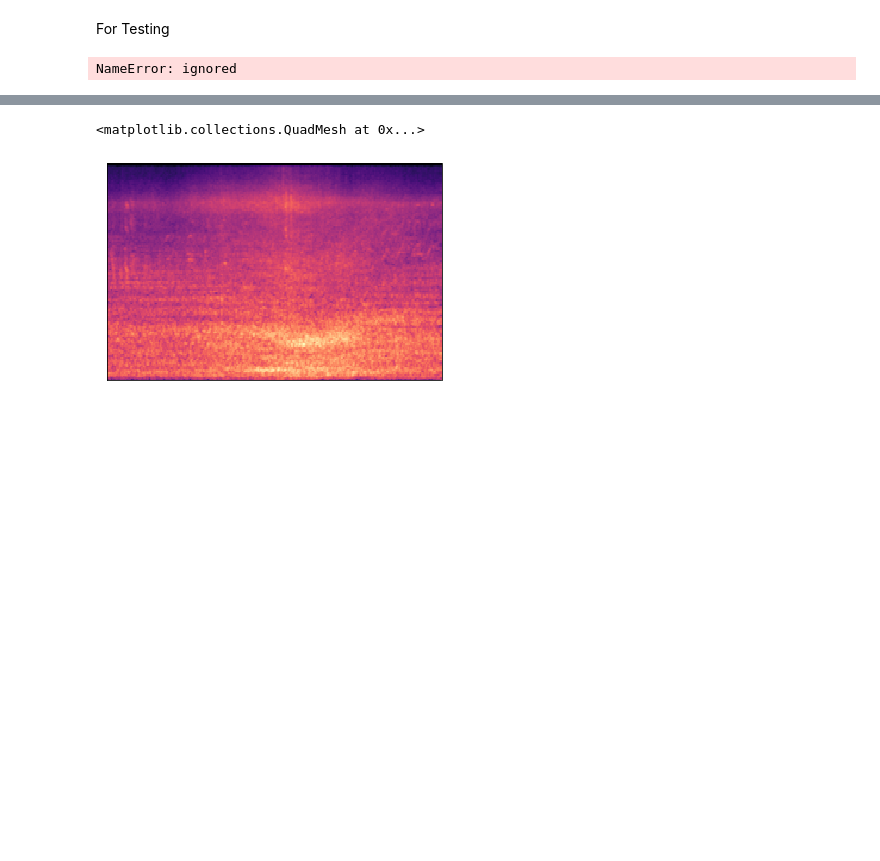
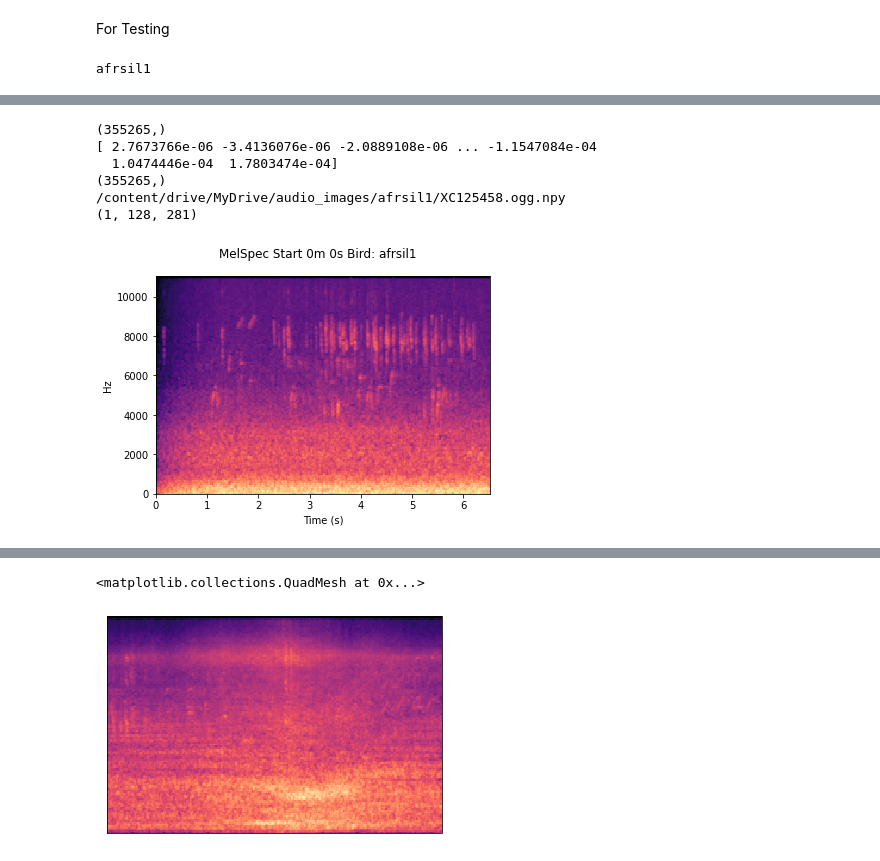
Before and after one commit to GXrobot/BirdCLEF2022-Project, a Jupyter notebook: birdclef_mels_computer_public.ipynb, the cells around one changed output, grey strips where cells are left out. Cells and saved outputs as stored; diff of their text form; code cells hidden in the pictures; blank space fills up the shorter version.

```diff
--- a/birdclef_mels_computer_public.ipynb
+++ b/birdclef_mels_computer_public.ipynb
@@ -274,12 +356,30 @@ get_audios_as_images(df)
 # %% [markdown]
 For Testing
 # %%
-for row in df.itertuples(False):
-    audio, orig_sr = sf.read(row.filepath, dtype="float32")
-    melspec = lb.feature.melspectrogram(
-            audio, sr=32000, n_mels=128, fmin=0, fmax=16000
-        )
+row = df.loc[df['filename'].str.match(file_path)]
+
+for item in row.itertuples(False):
+    print(item.primary_label)
+    audio, orig_sr = sf.read(item.filepath, dtype="float32")
+    ipd.display(ipd.Audio(item.filepath))
+        # melspec = lb.feature.melspectrogram(
+    #        audio, sr=32000, n_mels=128, fmin=0, fmax=16000
+    #    )
     m = np.array(audio)
+    print(audio.shape)
+    # print(len(m.shape))
+    audio = stereo_to_mono(audio)
+    m = np.array(audio)
+    print(audio)
     print(m.shape)
+
+
+    mels = np.load(str((TRAIN_AUDIO_IMAGES_SAVE_ROOT/item.filename).as_posix() + ".npy"))
+    print(str((TRAIN_AUDIO_IMAGES_SAVE_ROOT/item.filename).as_posix() + ".npy"))
+    print(mels.shape)
+    for i in range(len(mels)):
+        fig = plt.figure()
+        fig.suptitle(f"MelSpec Start {i*5//60}m {i*5%60}s Bird: {item.primary_label}")
+        lbd.specshow(mels[i], x_axis='s', y_axis='hz')
 # %% [output]
-NameError: ignored
+afrsil1
@@ -286,3 +387,10 @@ NameError: ignored
+(355265,)
+[ 2.7673766e-06 -3.4136076e-06 -2.0889108e-06 ... -1.1547084e-04
+  1.0474446e-04  1.7803474e-04]
+(355265,)
+/content/drive/MyDrive/audio_images/afrsil1/XC125458.ogg.npy
+(1, 128, 281)
+[figure, added]
 # %%
 df = pd.read_csv("/content/drive/MyDrive/rich_train_metadata.csv", nrows=None)
 # %%
```
Also changed, not shown: parts of 13 cells of this notebook.
